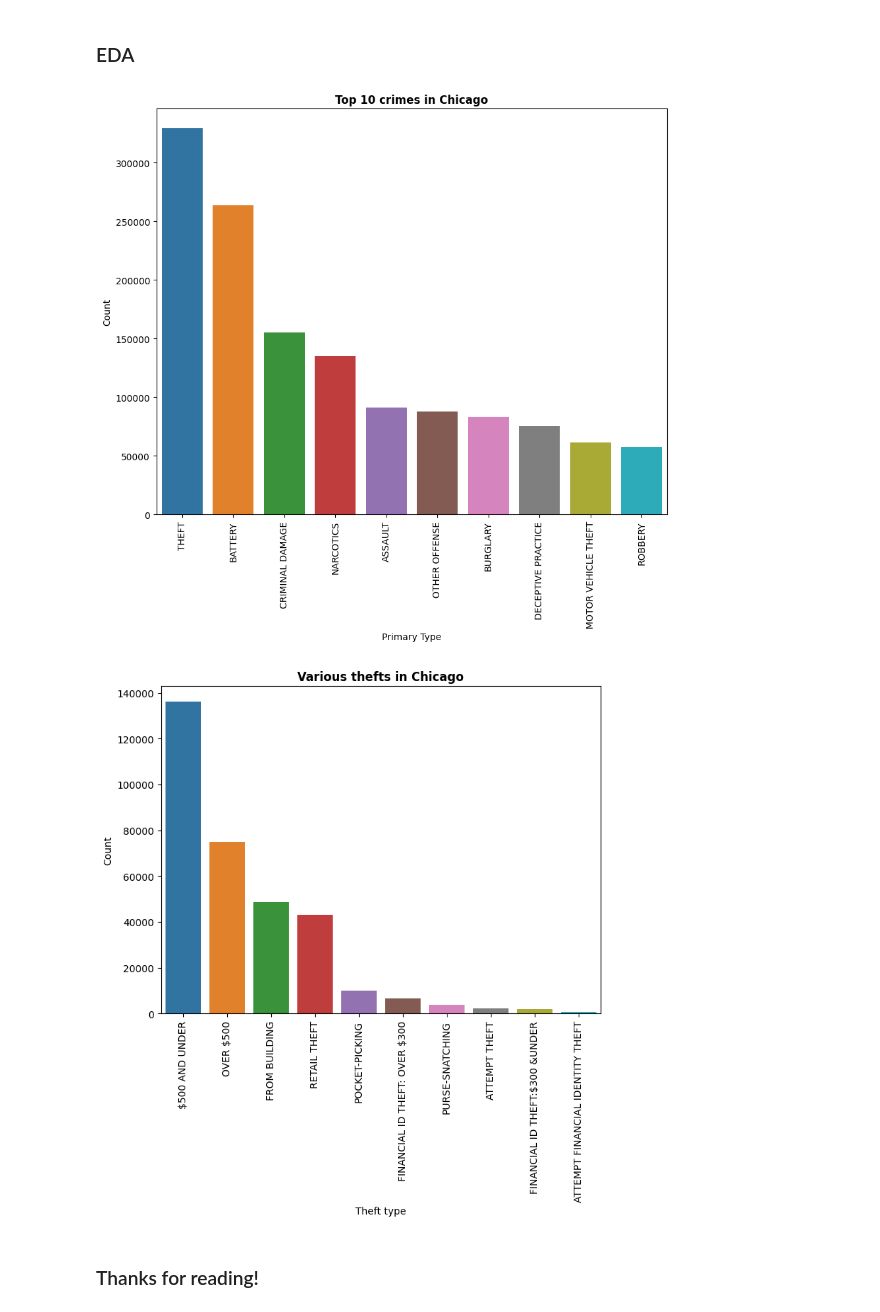
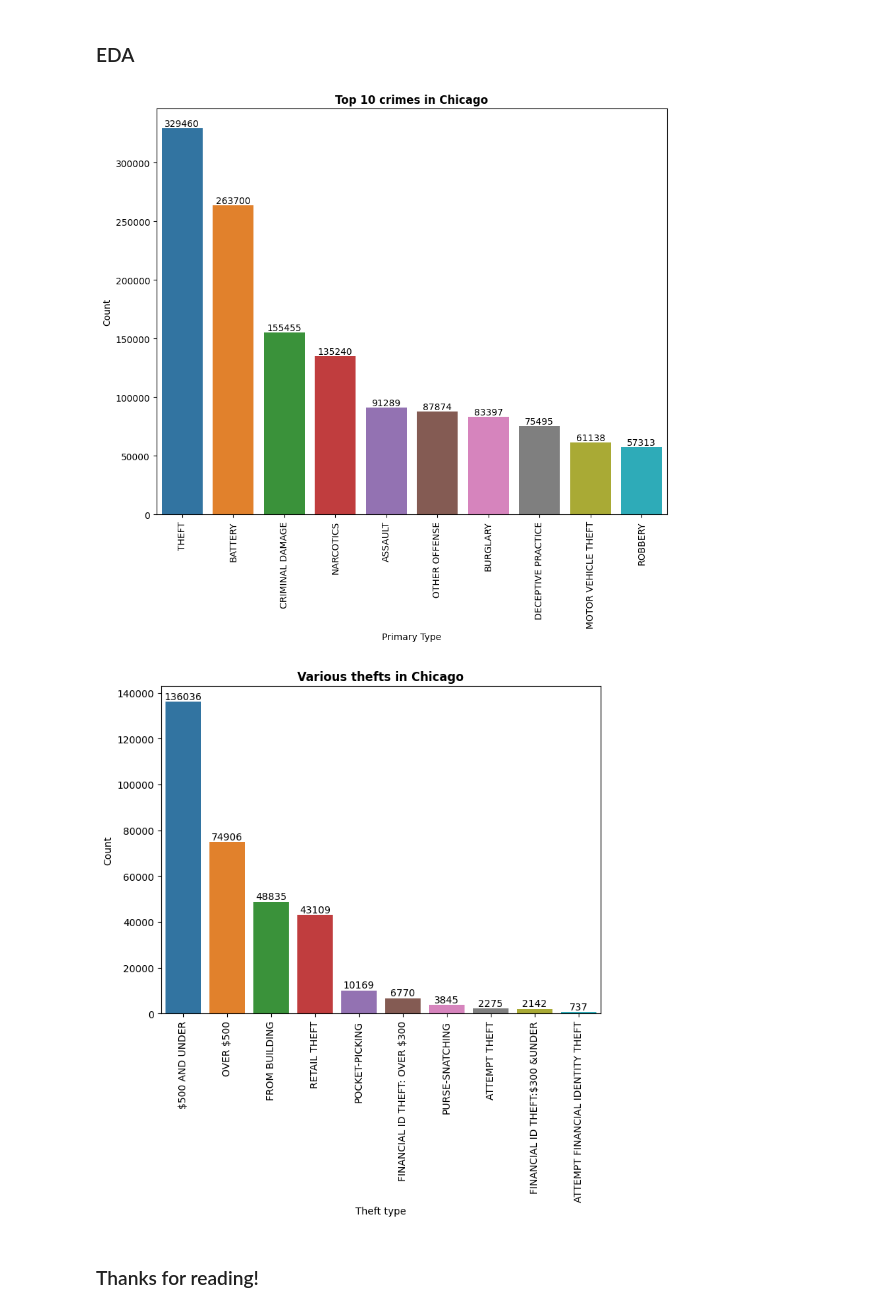
Before and after one commit to BlocknBoom123/CrimePy, a Jupyter notebook: Chicago/ChicagoCrime.ipynb, the cells around one changed output. Cells and saved outputs as stored; diff of their text form; code cells hidden in the pictures.

```diff
--- a/Chicago/ChicagoCrime.ipynb
+++ b/Chicago/ChicagoCrime.ipynb
@@ -82,0 +85,3 @@ dtype: int64
+# %%
+df.drop(['Unnamed: 0', 'ID', 'Case Number', 'Block', 'IUCR', 'Ward', 'Community Area', 'FBI Code', 'X Coordinate', 'Y Coordinate', 'Year', 'Updated On'
+         , 'Location', 'Beat', 'District'], axis=1, inplace=True)
@@ -119,25 +115,31 @@ df.head(5)
 # %%
 topcrimes = df['Primary Type'].value_counts()[:10]
 plt.figure(figsize=(10,8))
-sns.barplot(x=topcrimes.index, y=topcrimes.values)
+ax = sns.barplot(x=topcrimes.index, y=topcrimes.values)
+for i in ax.containers:
+    ax.bar_label(i,)
+
 plt.xlabel('Primary Type')
 plt.ylabel('Count')
 plt.title('Top 10 crimes in Chicago', weight='bold')
 plt.xticks(rotation=90)
 plt.show()
 # %% [output]
-[figure, old version]
+[figure, new version]
 # %%
 topthefts = df[df['Primary Type'] == 'THEFT']['Description'].value_counts()[:10]
 plt.figure(figsize=(8,6))
-sns.barplot(x=topthefts.index, y=topthefts.values)
+ax = sns.barplot(x=topthefts.index, y=topthefts.values)
+for i in ax.containers:
+    ax.bar_label(i,)
+
 plt.xlabel('Theft type')
 plt.ylabel('Count')
 plt.title('Various thefts in Chicago', weight='bold')
 plt.xticks(rotation=90)
 plt.show()
 # %% [output]
-[figure, old version]
+[figure, new version]
 # %%
 # fig = px.scatter_mapbox(df.sample(frac=0.09), lat="Latitude", lon="Longitude",
 #                     zoom=8, height=600, size_max=30, color='Primary Type')
```
Also changed, not shown: parts of 6 cells of this notebook, 1 other file.
